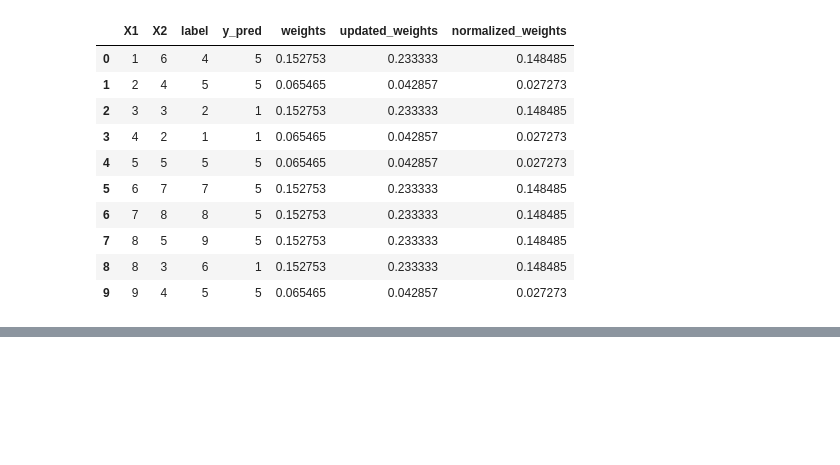
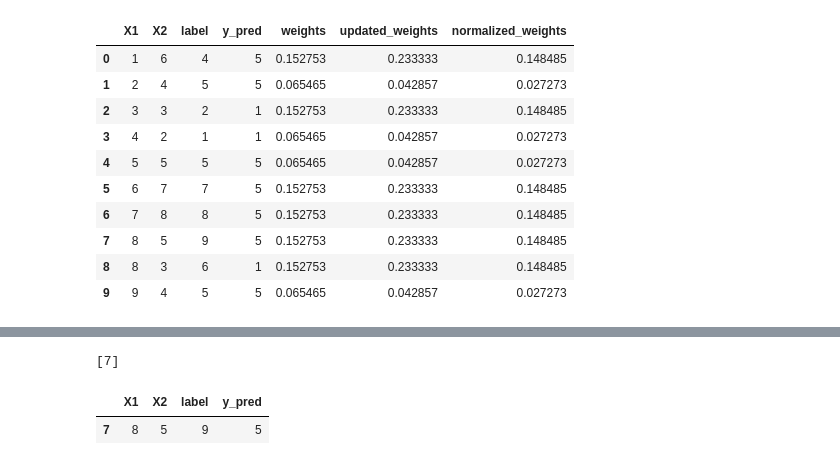
Before and after one commit to Aaaaddddyyyyyyyy/Machine-Learning-repo, a Jupyter notebook: Adaboost_algo.ipynb, the cells around one changed output, grey strips where cells are left out. Drawn from its saved outputs; the diff is of its cells as text; code cells hidden in the pictures; blank space fills up the shorter version.

```diff
--- a/Adaboost_algo.ipynb
+++ b/Adaboost_algo.ipynb
@@ -127,0 +149,21 @@ df
+# %%
+def create_new_dataset(df):                 ## created neew dataset using abover data
+  indices = []
+
+  for i in range(df.shape[0]):
+    a= np.random.random()
+    for index,row in df.iterrows():
+      if row['cumsum_upper']> a and  a>row['cumsum_lower']:
+        indices.append(index)
+        return  indices
+# %%
+index_values=create_new_dataset(df)
+index_values
+# %% [output]
+[7]
+# %%
+second_df=df.iloc[index_values,[0,1,2,3]]
+second_df
+# %% [output]
+|  | X1 | X2 | label | y_pred |
+| 7 | 8 | 5 | 9 | 5 |
```
Also changed, not shown: parts of 3 cells of this notebook.
